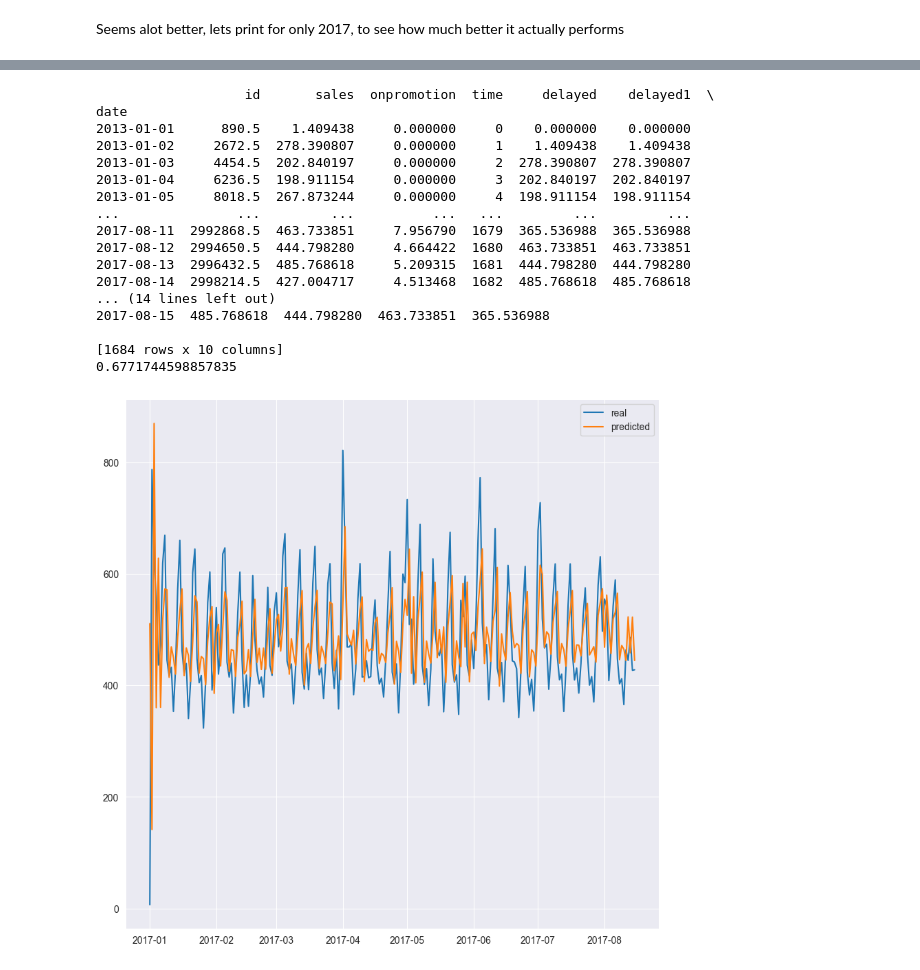
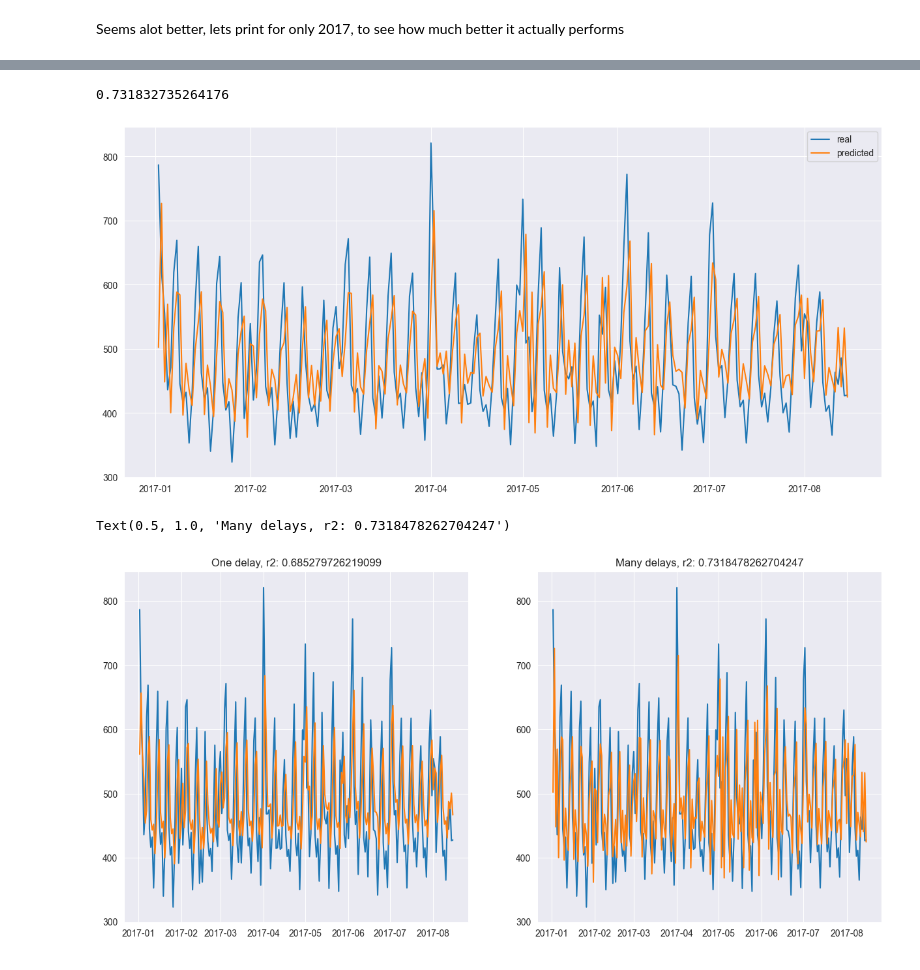
Before and after one commit to ErlingAmundsen/seasonality_prediction, a Jupyter notebook: preds.ipynb, the cells around one changed output, grey strips where cells are left out. Cells and saved outputs as stored; diff of their text form; code cells hidden in the pictures.

```diff
--- a/preds.ipynb
+++ b/preds.ipynb
@@ -38,6 +40,10 @@ Above is too dense, lets just do one year by year for now
 data = data_dict['avg']
 delayed = data.shift(1)
 
+# drop each index for the first day of the year
+
+data = data[data.index.dayofyear != 1]
+
 ax = sns.scatterplot(x=data['sales'], y=delayed['sales'] )
 ax.set(xlabel='data', ylabel='day before')
 
@@ -154,46 +146,30 @@ ax.plot(y_pred[y_pred.index.year==2017], label='predicted')
 # %%
 ## lets do the same but lets also add more delay (5 days)
-x = data
+x = data.copy()
 for i in range(1,6):
     delayed = data.shift(i)
     delayed = delayed.fillna(0)
     x['delayed'+str(i)] = delayed['sales']
 
 try:
     x = x.drop(['sales','onpromotion'], axis=1)
 except:
     pass
 
 
 model = LinearRegression()
 model.fit(x,y)
 y_pred = pd.Series(model.predict(x), index=x.index)
 
 ## plotting the results
-fig, ax = plt.subplots(1,1, figsize=(10,10))
+fig, ax = plt.subplots(1,1, figsize=(15,7))
 ax.plot(y17, label='real')
 ax.plot(y_pred[y_pred.index.year==2017], label='predicted')
 ax.legend()
 
 ## get the accuracy
 acc = metrics.r2_score(y, y_pred)
 print(acc)
 # %% [output]
-                   id       sales  onpromotion  time     delayed    delayed1  \
-date
-2013-01-01      890.5    1.409438     0.000000     0    0.000000    0.000000
-2013-01-02     2672.5  278.390807     0.000000     1    1.409438    1.409438
-2013-01-03     4454.5  202.840197     0.000000     2  278.390807  278.390807
-2013-01-04     6236.5  198.911154     0.000000     3  202.840197  202.840197
-2013-01-05     8018.5  267.873244     0.000000     4  198.911154  198.911154
-...               ...         ...          ...   ...         ...         ...
-2017-08-11  2992868.5  463.733851     7.956790  1679  365.536988  365.536988
-2017-08-12  2994650.5  444.798280     4.664422  1680  463.733851  463.733851
-2017-08-13  2996432.5  485.768618     5.209315  1681  444.798280  444.798280
-2017-08-14  2998214.5  427.004717     4.513468  1682  485.768618  485.768618
-... (14 lines left out)
-2017-08-15  485.768618  444.798280  463.733851  365.536988
-
-[1684 rows x 10 columns]
-0.6771744598857835
+0.731832735264176
-[figure, old version]
+[figure, new version]
@@ -201,0 +176,45 @@ date
+# %%
+#Lets shorten the above code into one block and make two plots, one with many features and one with few
+## lets do the same but lets also add more delay (5 days)
+x = data.copy()
+for i in range(1,6):
+    delayed = data.shift(i)
+    delayed = delayed.fillna(0)
+    x['delayed'+str(i)] = delayed['sales']
+
+try:
+    x = x.drop(['sales','onpromotion','id'], axis=1)
+except:
+    pass
+
+time_dummy = np.arange(len(x.index))
+x['time'] = time_dummy
+
+
+one_delayed = x[['delayed1','time']].copy()
+many_delayed = x.copy()
+
+model_one = LinearRegression()
+model_many = LinearRegression()
+
+model_one.fit(one_delayed,y)
+model_many.fit(many_delayed,y)
+
+y_pred_one = pd.Series(model_one.predict(one_delayed), index=one_delayed.index)
+y_pred_many = pd.Series(model_many.predict(many_delayed), index=many_delayed.index)
+
+one_r2 = metrics.r2_score(y, y_pred_one)
+many_r2 = metrics.r2_score(y, y_pred_many)
+
+fig, ax = plt.subplots(1,2, figsize=(15,7))
+
+ax[0].plot(y17, label='real')
+ax[0].plot(y_pred_one[y_pred_one.index.year==2017], label='predicted')
+ax[0].set_title('One delay, r2: '+str(one_r2))
+
+ax[1].plot(y17, label='real')
+ax[1].plot(y_pred_many[y_pred_many.index.year==2017], label='predicted')
+ax[1].set_title('Many delays, r2: '+str(many_r2))
+# %% [output]
+Text(0.5, 1.0, 'Many delays, r2: 0.7318478262704247')
+[figure, added]
```
Also changed, not shown: parts of 6 cells of this notebook.
